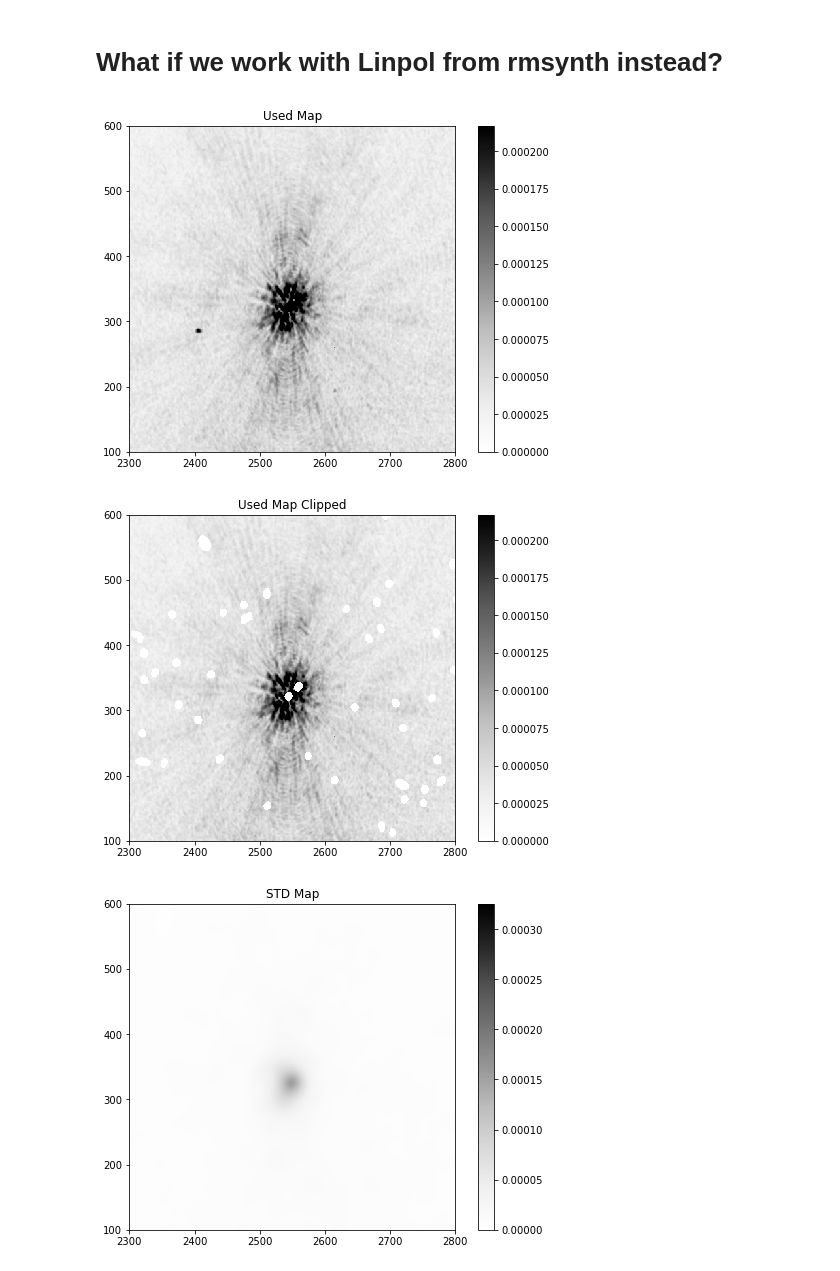
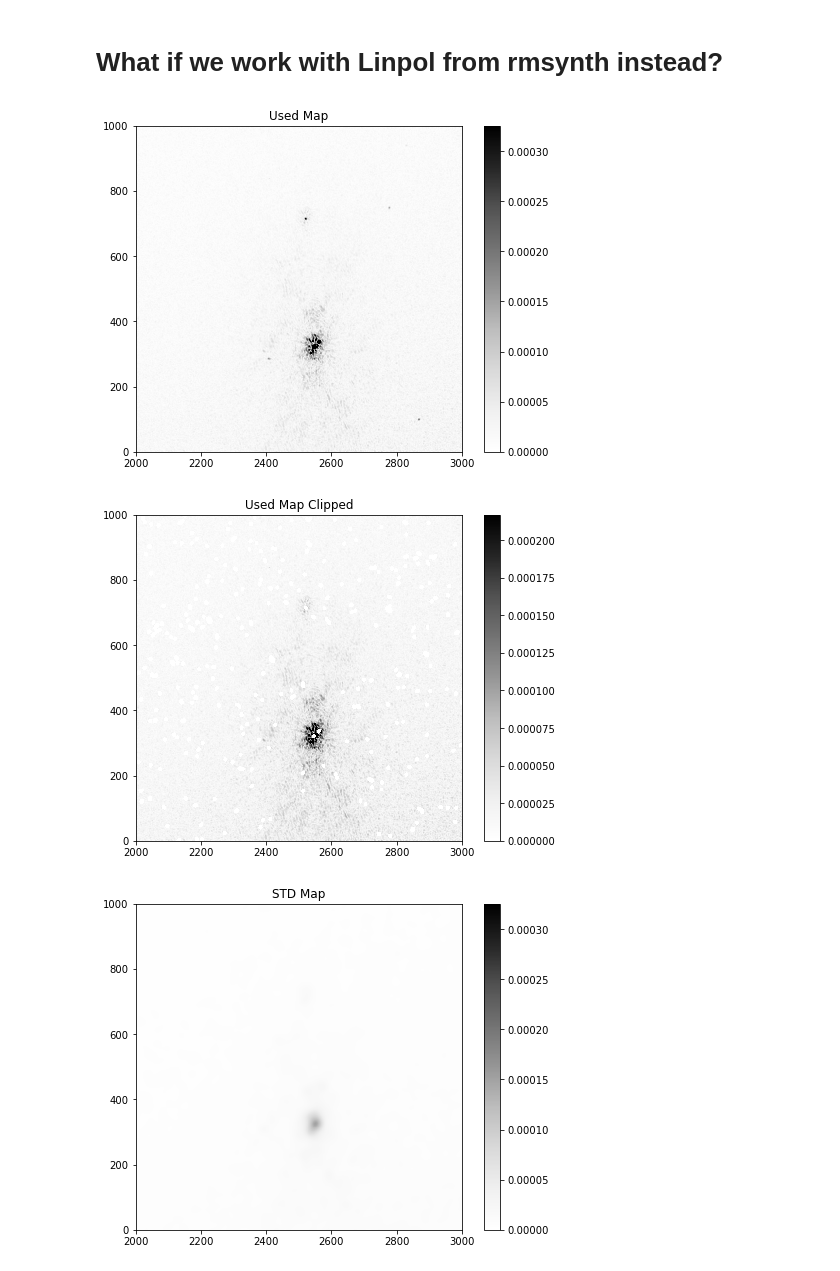
Before and after one commit to Woutmg/Meerkat_FracPol_New, a Jupyter notebook: RMS_maker.ipynb, the cells around one changed output. Cells and saved outputs as stored; diff of their text form; code cells hidden in the pictures.

```diff
--- a/RMS_maker.ipynb
+++ b/RMS_maker.ipynb
@@ -22,4 +25,6 @@ hdu = fits.open(get_pkg_data_filename(path+fname+'.fits'))[0]
 header = hdu.header
 data = hdu.data
 
-mask_sources = np.load('testmask.npy')
+warnings.filterwarnings('ignore', category=AstropyWarning, append=True)
+mask_sources = flux.mask_regions(path+'Abell85_ch0_BDSF.fits','/net/vdesk/data2/GoesaertW/Data_Analyis_Git/Abell85_catalog_BDSF_adapbox_rsl.reg','mask_sources_adaprms.fits',maskoutside=False)[0][0]
+#mask_sources = np.load('testmask.npy')
@@ -208,11 +254,11 @@ plt.savefig('linpol_selection.pdf', dpi=500)
 # %%
 path_rmsynth = r'/net/vdesk/data2/GoesaertW/Meerkat_Data/Abell_85/rmsynth/'
 fname_rmsynth = 'rmsynth_polint'
-hdu_rmsynth = fits.open(get_pkg_data_filename(path+fname+'.fits'))[0]
+hdu_rmsynth = fits.open(get_pkg_data_filename(path_rmsynth+fname_rmsynth+'.fits'))[0]
 header_rmsynth = hdu.header
 data_rmsynth = hdu_rmsynth.data
 
-mask_sources = np.load('testmask.npy')
+#mask_sources = np.load('testmask.npy')
 data_masked_rmsynth = ma.masked_array(data_rmsynth, mask = mask_sources)
 # %%
 data_masked_nan_rmsynth = np.where(data_masked_rmsynth.mask,np.nan,data_masked_rmsynth)
@@ -225,52 +271,52 @@ std_rmsynth = np.sqrt(convolve((data_masked_nan_rmsynth-mean_rmsynth)**2, kernel
 # %%
 plt.figure(figsize=(8,6))
 plt.title('Used Map')
-plt.imshow(data_rmsynth, vmin=0, vmax=0.02*np.max(data_rmsynth), cmap='Greys', origin='lower', interpolation='nearest')
+plt.imshow(data_rmsynth, vmin=0, vmax=0.03*np.max(data), cmap='Greys', origin='lower', interpolation='nearest')
 plt.colorbar()
-plt.xlim(2300, 2800)
-plt.ylim(100, 600)
+plt.xlim(2000,3000)
+plt.ylim(0,1000)
 plt.show()
 
 plt.figure(figsize=(8,6))
 plt.title('Used Map Clipped')
-plt.imshow(data_masked_nan_rmsynth, cmap='Greys', origin='lower', vmin=0, vmax=0.02*np.max(data_rmsynth), interpolation='nearest')
+plt.imshow(data_masked_nan_rmsynth, cmap='Greys', origin='lower', vmin=0, vmax=0.02*np.max(data), interpolation='nearest')
 plt.colorbar()
-plt.xlim(2300, 2800)
-plt.ylim(100, 600)
+plt.xlim(2000,3000)
+plt.ylim(0,1000)
 plt.show()
 
 plt.figure(figsize=(8,6))
 plt.title('STD Map')
-plt.imshow(std_rmsynth, vmin=0, vmax=0.03*np.max(data_rmsynth), cmap='Greys', origin='lower', interpolation='nearest')
+plt.imshow(std_rmsynth, vmin=0, vmax=0.03*np.max(data), cmap='Greys', origin='lower', interpolation='nearest')
 plt.colorbar()
-plt.xlim(2300, 2800)
-plt.ylim(100, 600)
+plt.xlim(2000,3000)
+plt.ylim(0,1000)
 plt.show()
 
 plt.figure(figsize=(8,6))
 plt.title('Data - convolved mean')
-plt.imshow(data_rmsynth-mean_rmsynth, vmin=0, vmax=0.03*np.max(data_rmsynth-mean_rmsynth), cmap='Greys', origin='lower', interpolation='nearest')
+plt.imshow(data_rmsynth-mean_rmsynth, vmin=0, vmax=0.03*np.max(data-mean), cmap='Greys', origin='lower', interpolation='nearest')
 plt.colorbar()
-plt.xlim(2300, 2800)
-plt.ylim(100, 600)
+plt.xlim(2000,3000)
+plt.ylim(0,1000)
 plt.show()
 
 plt.figure(figsize=(8,6))
 plt.title('(Data - convolved mean)/convolved std')
-plt.imshow((data_rmsynth-mean_rmsynth)/std_rmsynth, vmin=0, vmax=0.2*np.max((data_rmsynth-mean_rmsynth)/std_rmsynth), cmap='Greys', origin='lower', interpolation='nearest')
+plt.imshow((data_rmsynth-mean_rmsynth)/std_rmsynth, vmin=0, vmax=0.2*np.max((data-mean)/std), cmap='Greys', origin='lower', interpolation='nearest')
 plt.colorbar()
-plt.xlim(2300, 2800)
-plt.ylim(100, 600)
+plt.xlim(2000,3000)
+plt.ylim(0,1000)
 plt.show()
 
 plt.figure(figsize=(8,6))
-plt.title('Data/RMS')
-plt.imshow(data_rmsynth/rms_rmsynth, vmin=0, vmax=0.2*np.max(data_rmsynth/rms_rmsynth), cmap='Greys', origin='lower', interpolation='nearest')
+plt.title('5 sigma limit')
+plt.imshow((data_rmsynth-mean_rmsynth)/std_rmsynth, vmin=5, vmax=5, cmap='Greys', origin='lower', interpolation='nearest')
 plt.colorbar()
-plt.xlim(2300, 2800)
-plt.ylim(100, 600)
+plt.xlim(2000,3000)
+plt.ylim(0,1000)
 plt.show()
 # %% [output]
-[figure, old version]
+[figure, new version]
-[figure, old version]
+[figure, new version]
-[figure, old version]
+[figure, new version]
```
Also changed, not shown: parts of 10 cells of this notebook, 16 other files.
